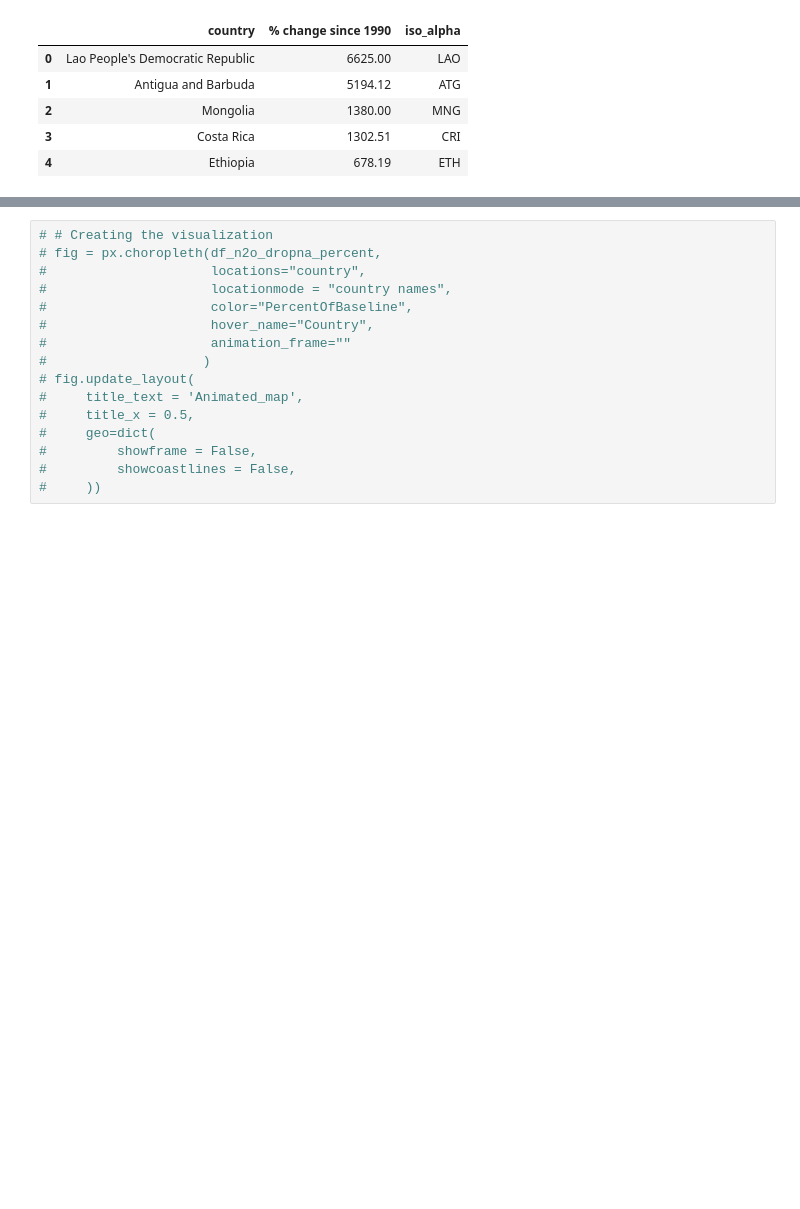
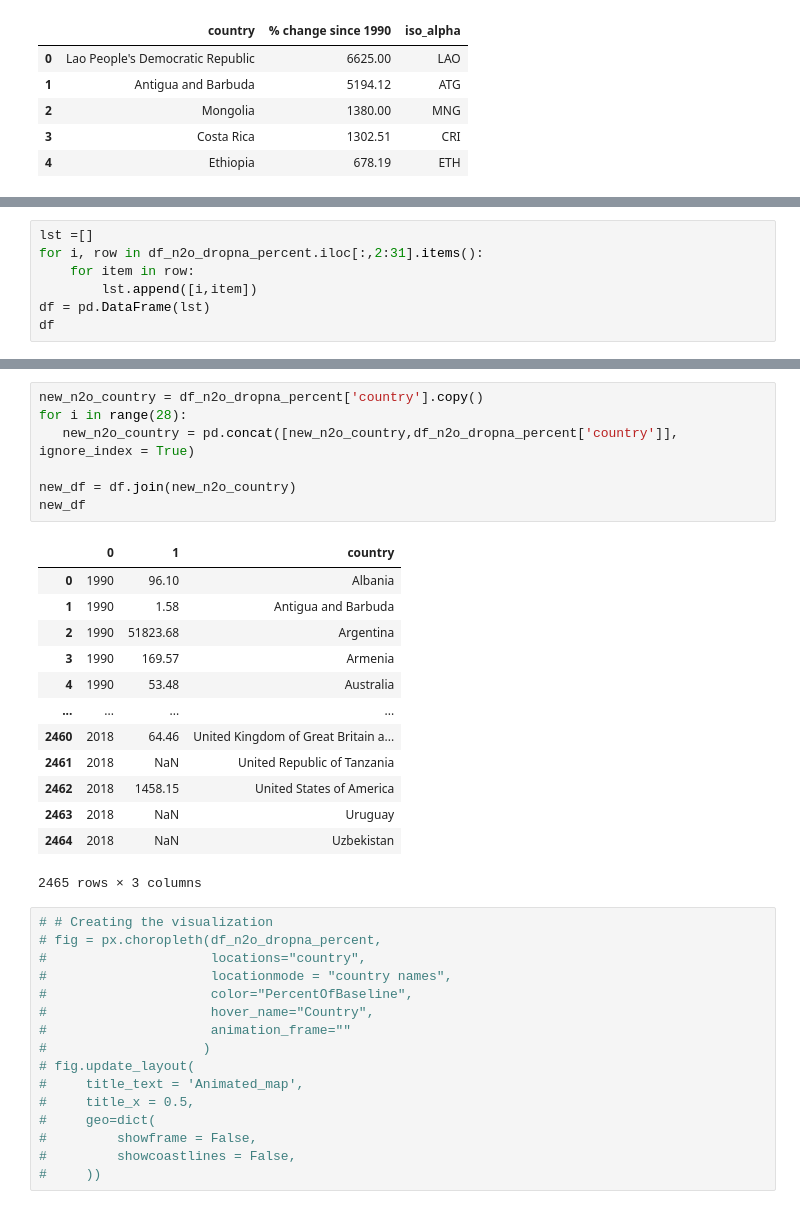
Before and after one commit to kozyreviva/Data_Science, a Jupyter notebook: Air_Indicators/climat.ipynb, the cells around one changed output, grey strips where cells are left out. Drawn from its saved outputs; the diff is of its cells as text; blank space fills up the shorter version.

```diff
--- a/Air_Indicators/climat.ipynb
+++ b/Air_Indicators/climat.ipynb
@@ -205,0 +183,7 @@ df_n2o_dropna_percent.pivot_table(index = ['country'], values = df_n2o_dropna_pe
+# %%
+lst =[]
+for i, row in df_n2o_dropna_percent.iloc[:,2:31].items():
+    for item in row:
+        lst.append([i,item])
+df = pd.DataFrame(lst)
+df
@@ -206,3 +204,24 @@ df_n2o_dropna_percent.pivot_table(index = ['country'], values = df_n2o_dropna_pe
+# %%
+new_n2o_country = df_n2o_dropna_percent['country'].copy()
+for i in range(28):
+   new_n2o_country = pd.concat([new_n2o_country,df_n2o_dropna_percent['country']], ignore_index = True)
+
+new_df = df.join(new_n2o_country)
+new_df
+# %% [output]
+|  | 0 | 1 | country |
+| 0 | 1990 | 96.10 | Albania |
+| 1 | 1990 | 1.58 | Antigua and Barbuda |
+| 2 | 1990 | 51823.68 | Argentina |
+| 3 | 1990 | 169.57 | Armenia |
+| 4 | 1990 | 53.48 | Australia |
+| ... | ... | ... | ... |
+| 2460 | 2018 | 64.46 | United Kingdom of Great Britain a... |
+| 2461 | 2018 | NaN | United Republic of Tanzania |
+| 2462 | 2018 | 1458.15 | United States of America |
+| 2463 | 2018 | NaN | Uruguay |
+| 2464 | 2018 | NaN | Uzbekistan |
+2465 rows × 3 columns
 # %%
 # # Creating the visualization
 # fig = px.choropleth(df_n2o_dropna_percent,
```
Also changed, not shown: parts of 8 cells of this notebook.
